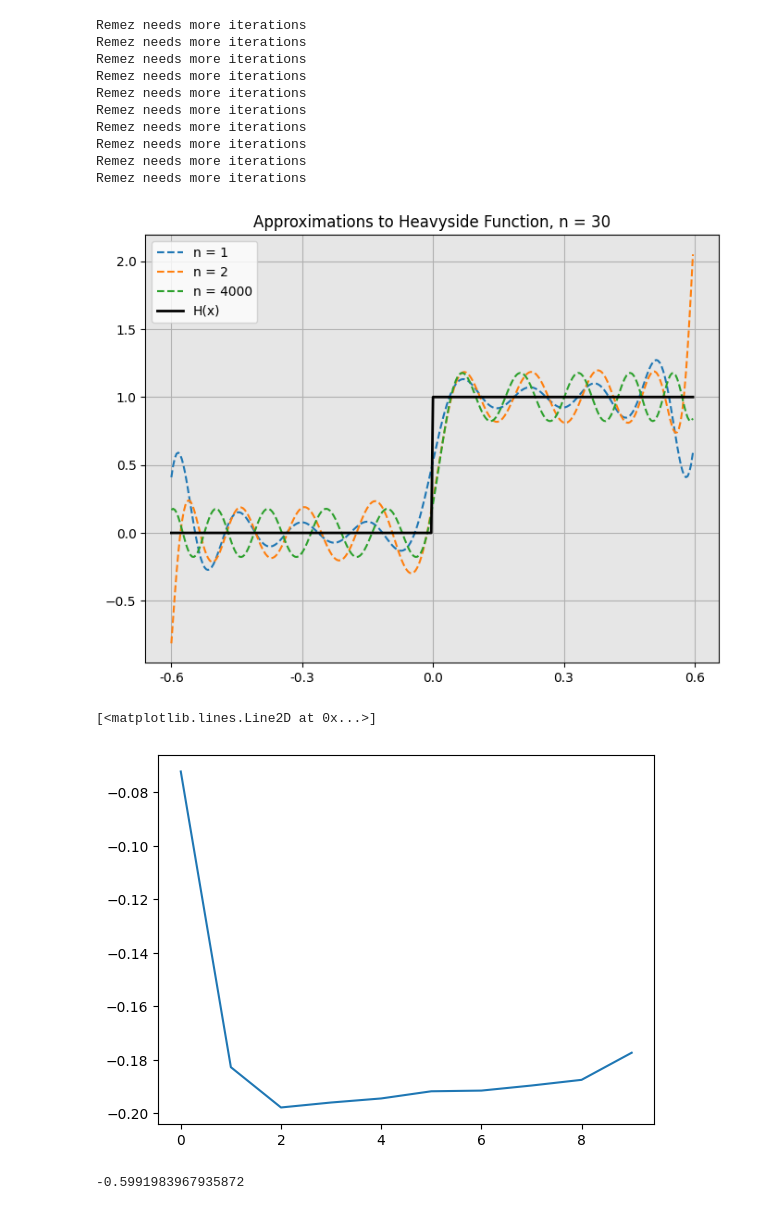
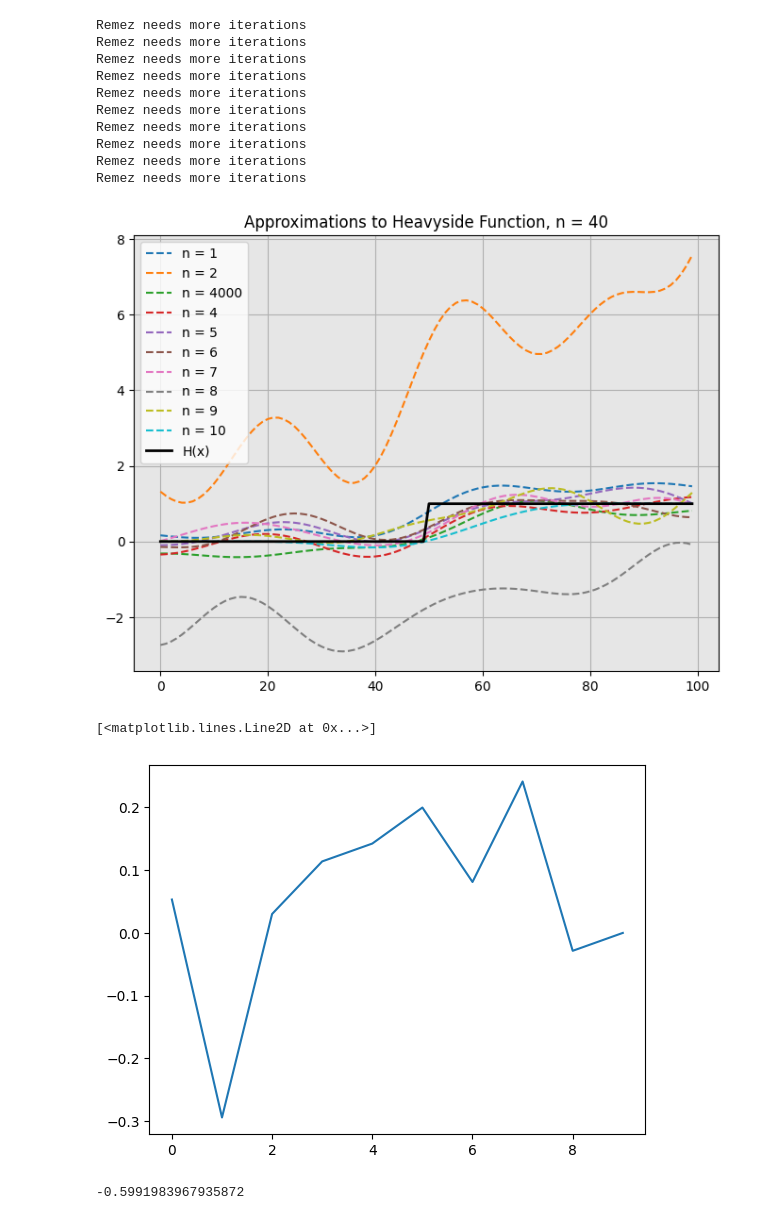
Before and after one commit to CalebDerrickson/GradCourses, a Jupyter notebook: Quarter 3/Applied Approximation Theory/Homework/Homework2/Exercise15.ipynb, the cells around one changed output. Saved outputs shown, nothing was run; the diff lists cells and outputs as text; code cells hidden in the pictures.

```diff
--- a/Quarter 3/Applied Approximation Theory/Homework/Homework2/Exercise15.ipynb
+++ b/Quarter 3/Applied Approximation Theory/Homework/Homework2/Exercise15.ipynb
@@ -128,11 +128,11 @@ for i in range(1, 4):
 2
 3
 # %%
-n = 30
+n = 40
 ub = 1
 lb = -1
 MAX_ITER = 1
-yss = np.ndarray((10, 32))
+yss = np.ndarray((10, 42))
 for i in range(1, 10):
     my_remez = Remez(hev, lb, ub, n, i)
     my_remez.remez()
@@ -159,33 +159,33 @@ Remez needs more iterations
 # %%
 x_vals = np.linspace(lb, ub, 500)
 x_ticks = np.round(np.linspace(lb + (ub - lb)/5, ub - (ub - lb)/5, 5), 2)
 f_true = hev(x_vals)
 fig, axs = plt.subplots(1, 1, figsize=(8, 6))
 
 for i, ys in enumerate(yss):
     #print(ys)
     poly_approx = np.polyval(ys[::-1][1:], x_vals)
     if i != 2:
-        axs.plot(poly_approx[100:400], '--', label=f"n = {i+1}" , zorder = 1)
+        axs.plot(poly_approx[200:300], '--', label=f"n = {i+1}" , zorder = 1)
     else:
-        axs.plot(poly_approx[100:400], '--', label=f"n = {4000}" , zorder = 1)
+        axs.plot(poly_approx[200:300], '--', label=f"n = {4000}" , zorder = 1)
 
-axs.plot(f_true[100:400], label=r"H(x)", color='k', zorder = 2, linewidth = 2)
+axs.plot(f_true[200:300], label=r"H(x)", color='k', zorder = 2, linewidth = 2)
 axs.legend()
 axs.grid(True)
 axs.set_axisbelow(True)
 plt.gca().set_facecolor((0.9, 0.9, 0.9))
 axs.set_title(f"Approximations to Heavyside Function, n = {n}")
-axs.set_xticks(np.linspace(0, 300, 5))
-axs.set_xticklabels(x_ticks)
+#axs.set_xticks(np.linspace(0, 200, 5))
+#axs.set_xticklabels(x_ticks)
 plt.show()
 # %% [output]
-[figure, old version]
+[figure, new version]
 # %%
 plt.plot(yss[:, -1])
 # %% [output]
 [<matplotlib.lines.Line2D at 0x...>]
-[figure, old version]
+[figure, new version]
 # %%
 x_vals[100]
 # %% [output]
```
Also changed, not shown: 7 other files.
